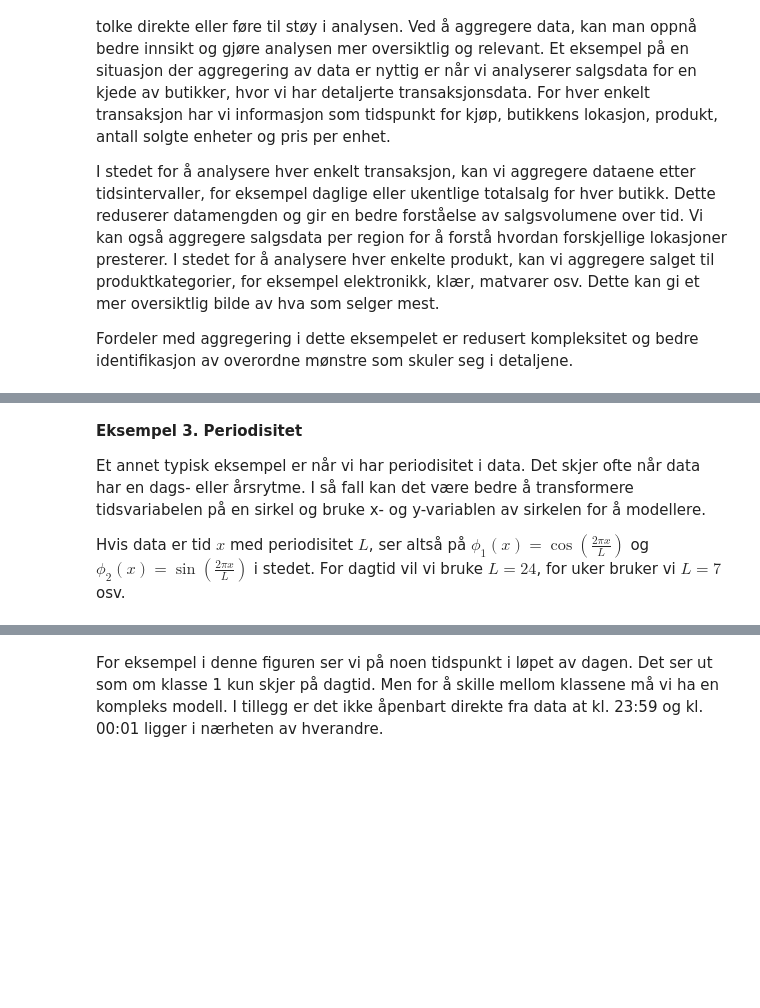
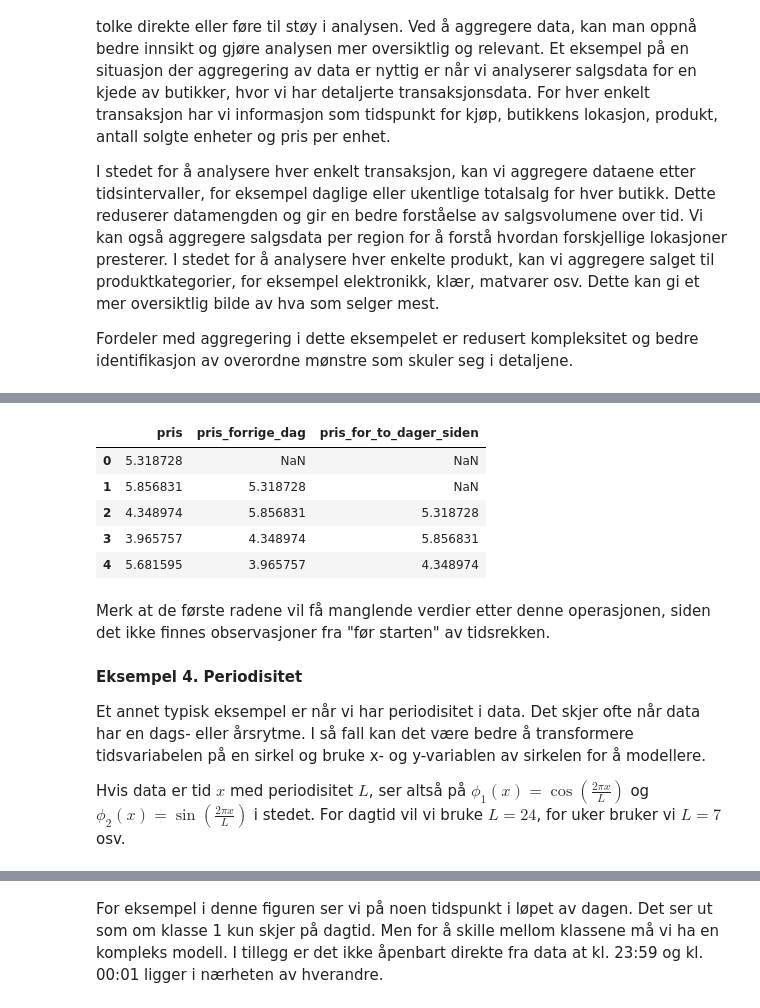
Before and after one commit to blasern/data-science-forelesningsnotater, a Jupyter notebook: variables.ipynb, the cells around one changed output, grey strips where cells are left out. Saved outputs shown, nothing was run; the diff lists cells and outputs as text; code cells hidden in the pictures; blank space fills up the shorter version.

Commit message:
prosess først versjon + ny innehold her og der

```diff
--- a/variables.ipynb
+++ b/variables.ipynb
@@ -143,5 +153,25 @@ Fordeler med aggregering i dette eksempelet er redusert kompleksitet og bedre id
+# %%
+X = range(5)
+y = 5 + rng.normal(size=5)
+
+df = pd.DataFrame()
+df['pris'] = y
+# %%
+df['pris_forrige_dag'] = df['pris'].shift(1)
+df['pris_for_to_dager_siden'] = df['pris'].shift(2)
+# %%
+df
+# %% [output]
+|  | pris | pris_forrige_dag | pris_for_to_dager_siden |
+| 0 | 5.318728 | NaN | NaN |
+| 1 | 5.856831 | 5.318728 | NaN |
+| 2 | 4.348974 | 5.856831 | 5.318728 |
+| 3 | 3.965757 | 4.348974 | 5.856831 |
+| 4 | 5.681595 | 3.965757 | 4.348974 |
+# %% [markdown]
+Merk at de første radene vil få manglende verdier etter denne operasjonen, siden det ikke finnes observasjoner fra "før starten" av tidsrekken.
 # %% [markdown]
-**Eksempel 3. Periodisitet**
+**Eksempel 4. Periodisitet**
 
 Et annet typisk eksempel er når vi har periodisitet i data. Det skjer ofte når data har en dags- eller årsrytme. I så fall kan det være bedre å transformere tidsvariabelen på en sirkel og bruke x- og y-variablen av sirkelen for å modellere.
 
```
Also changed, not shown: parts of 5 cells of this notebook, 9 other files.
